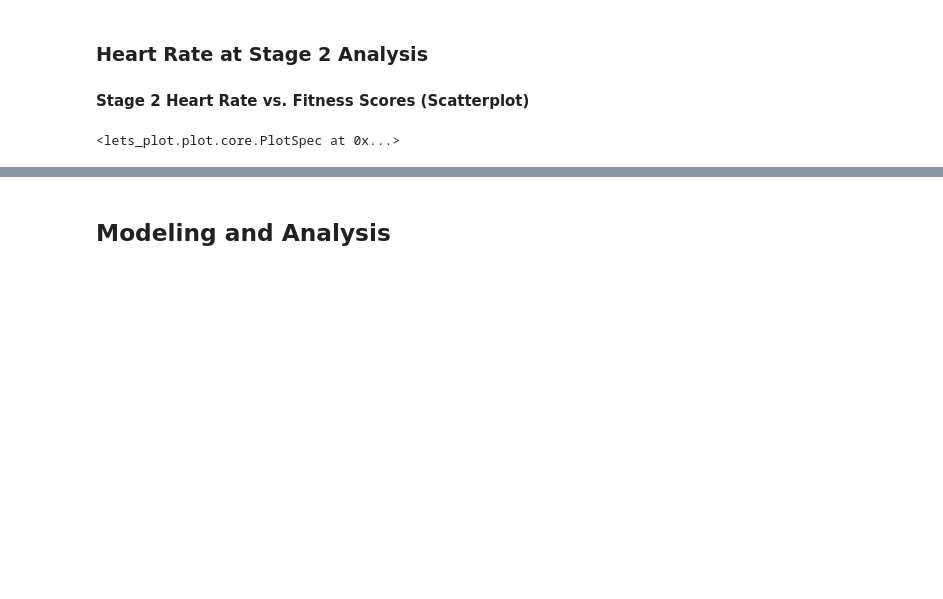
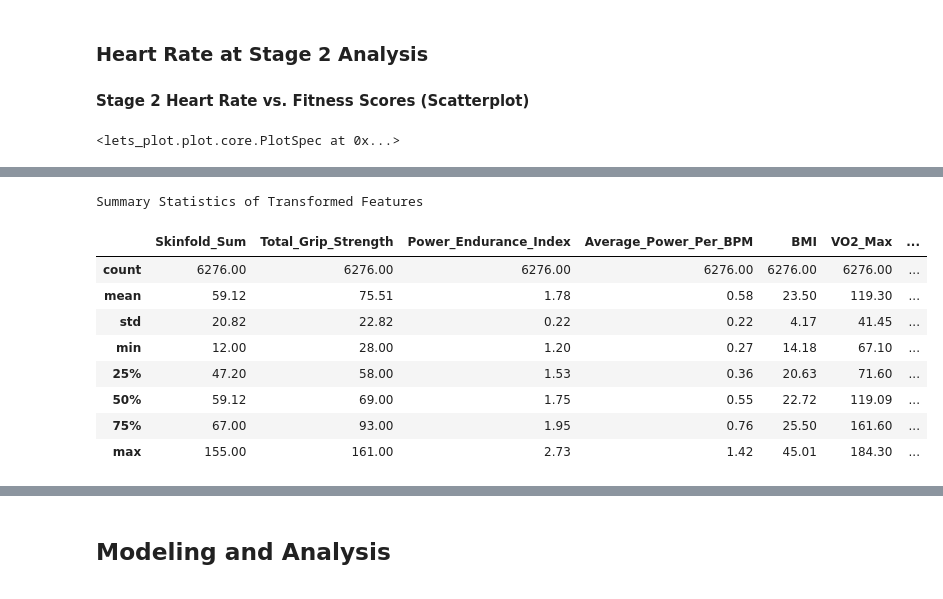
Before and after one commit to anthnypaul/fitness_scores_analysis_csuf, a Jupyter notebook: totalFitnessFactorScore.ipynb, the cells around one changed output, grey strips where cells are left out. Saved outputs shown, nothing was run; the diff lists cells and outputs as text; code cells hidden in the pictures; blank space fills up the shorter version.

Commit message:
Refactor data processing functions for improved efficiency

```diff
--- a/totalFitnessFactorScore.ipynb
+++ b/totalFitnessFactorScore.ipynb
@@ -386,0 +458,56 @@ df_copy['skinfold_sum'] = df_cleaned['SF 1'] + df_cleaned['SF 2'] + df_cleaned['
+# %%
+# Replace zeros with NaN
+df_cleaned = df_cleaned.replace(0, np.nan)
+
+# Create body composition metrics
+df_cleaned['Skinfold_Sum'] = df_cleaned[['SF 1', 'SF 2', 'SF 3']].sum(axis=1)
+df_cleaned['BMI'] = (df_cleaned['Wt'] * 703) / (df_cleaned['Ht'] ** 2)
+
+# Create strength metrics
+df_cleaned['Total_Grip_Strength'] = df_cleaned['RGM'] + df_cleaned['LGM']
+
+# Create performance metrics
+df_cleaned['Power_Endurance_Index'] = (
+    df_cleaned['PL 2'] / df_cleaned['PL 1'] +
+    df_cleaned['PL 3'] / df_cleaned['PL 2']
+) / 2
+
+power_cols = ['PL 1', 'PL 2', 'PL 3']
+hr_cols = ['HR 1', 'HR 2', 'HR 3']
+
+# Calculate 'Average_Power_Per_BPM'
+df_cleaned['Average_Power_Per_BPM'] = (
+    df_cleaned[power_cols].divide(df_cleaned[hr_cols].values)›
+).mean(axis=1)
+
+# Create cardiovascular fitness metrics
+df_cleaned['VO2_Max'] = (0.2 * df_cleaned['Stages']) + (0.9 * df_cleaned['PL 3']) + 3.5
+
+# Create combined metrics
+df_cleaned['Endurance_Efficiency'] = (
+    df_cleaned['Power_Endurance_Index'] * df_cleaned['Average_Power_Per_BPM']
+)
+df_cleaned['Strength_to_Body_Weight'] = df_cleaned['Total_Grip_Strength'] / df_cleaned['Wt']
+
+# Define transformed features
+transformed_features = [
+    'Skinfold_Sum', 'Total_Grip_Strength', 'Power_Endurance_Index',
+    'Average_Power_Per_BPM', 'BMI', 'VO2_Max', 'Endurance_Efficiency',
+    'Strength_to_Body_Weight'
+]
+
+# Generate summary statistics for transformed features
+df_cleaned[transformed_features].describe().style\
+    .format(precision=2)\
+    .set_caption("Summary Statistics of Transformed Features")
+# %% [output]
+Summary Statistics of Transformed Features
+|  | Skinfold_Sum | Total_Grip_Strength | Power_Endurance_Index | Average_Power_Per_BPM | BMI | VO2_Max | ... |
+| count | 6276.00 | 6276.00 | 6276.00 | 6276.00 | 6276.00 | 6276.00 | ... |
+| mean | 59.12 | 75.51 | 1.78 | 0.58 | 23.50 | 119.30 | ... |
+| std | 20.82 | 22.82 | 0.22 | 0.22 | 4.17 | 41.45 | ... |
+| min | 12.00 | 28.00 | 1.20 | 0.27 | 14.18 | 67.10 | ... |
+| 25% | 47.20 | 58.00 | 1.53 | 0.36 | 20.63 | 71.60 | ... |
+| 50% | 59.12 | 69.00 | 1.75 | 0.55 | 22.72 | 119.09 | ... |
+| 75% | 67.00 | 93.00 | 1.95 | 0.76 | 25.50 | 161.60 | ... |
+| max | 155.00 | 161.00 | 2.73 | 1.42 | 45.01 | 184.30 | ... |
```
Also changed, not shown: parts of 8 cells of this notebook.
